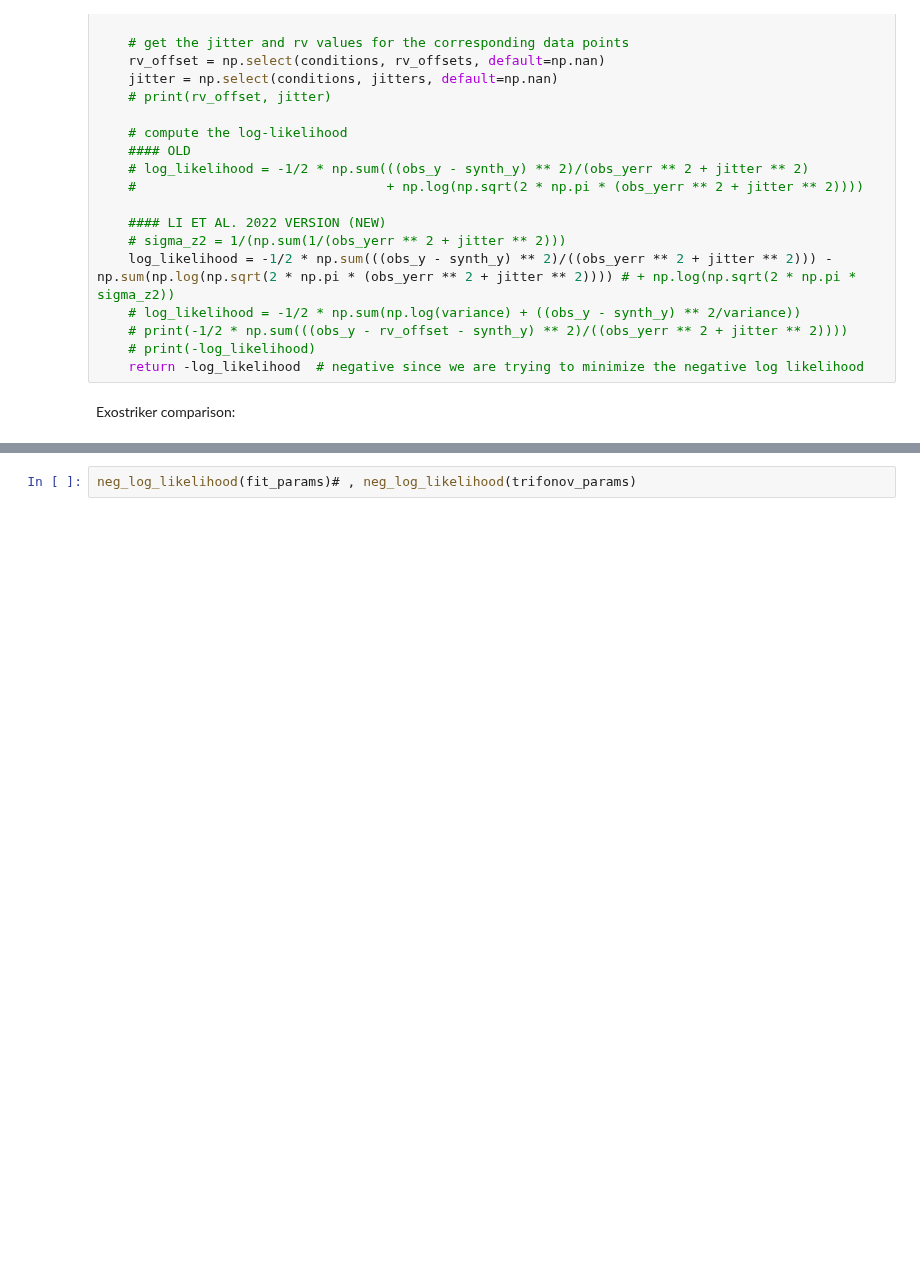
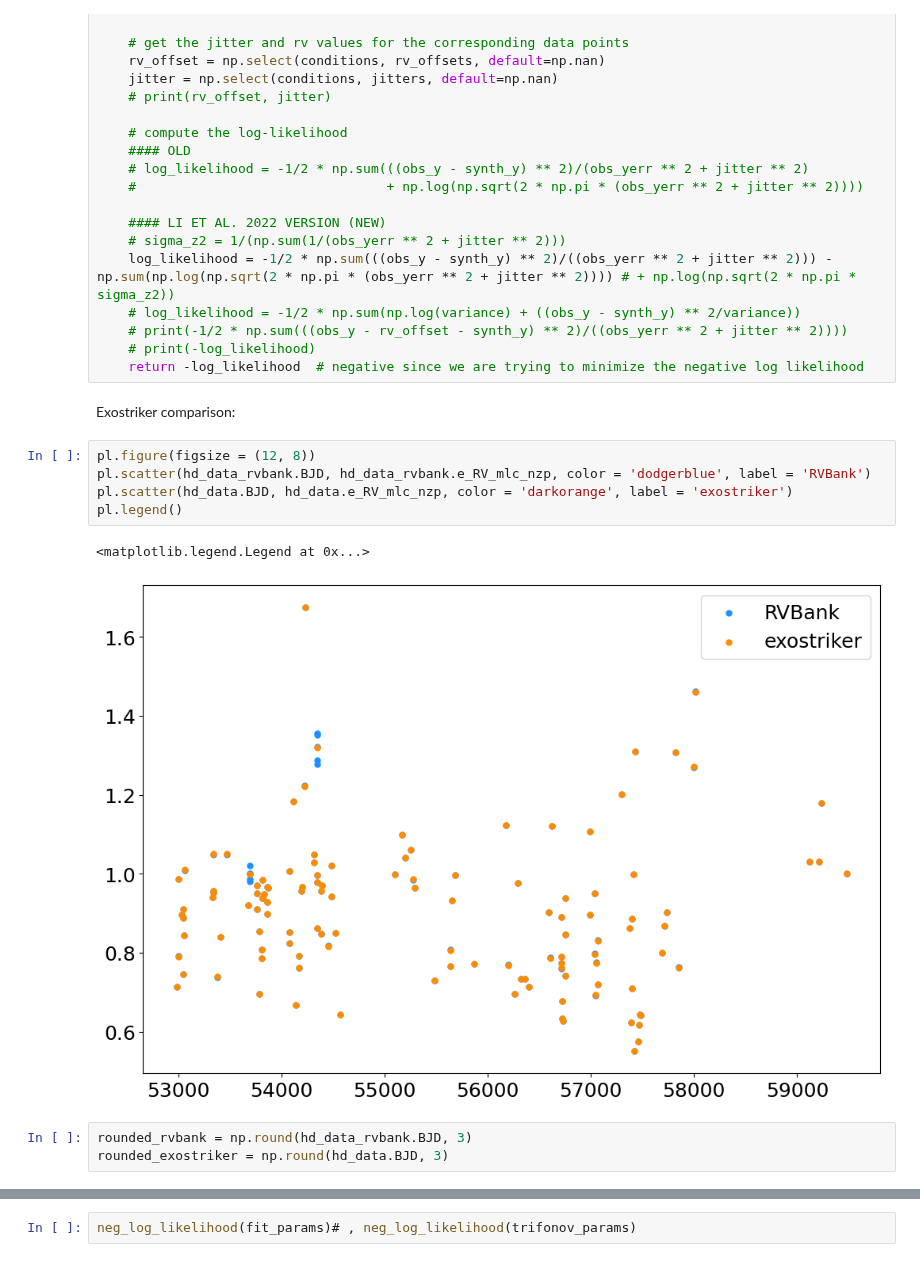
Before and after one commit to ia-chow/SURF2022, a Jupyter notebook: SURF/exostriker_comp.ipynb, the cells around one changed output, grey strips where cells are left out. Saved outputs shown, nothing was run; the diff lists cells and outputs as text; blank space fills up the shorter version.

```diff
--- a/SURF/exostriker_comp.ipynb
+++ b/SURF/exostriker_comp.ipynb
@@ -292,3 +314,14 @@ def neg_log_likelihood(params, time_base = obs_time_base, data = hd_data, num_pl
     return -log_likelihood  # negative since we are trying to minimize the negative log likelihood
 # %% [markdown]
 Exostriker comparison:
+# %%
+pl.figure(figsize = (12, 8))
+pl.scatter(hd_data_rvbank.BJD, hd_data_rvbank.e_RV_mlc_nzp, color = 'dodgerblue', label = 'RVBank')
+pl.scatter(hd_data.BJD, hd_data.e_RV_mlc_nzp, color = 'darkorange', label = 'exostriker')
+pl.legend()
+# %% [output]
+<matplotlib.legend.Legend at 0x...>
+[figure, added]
+# %%
+rounded_rvbank = np.round(hd_data_rvbank.BJD, 3)
+rounded_exostriker = np.round(hd_data.BJD, 3)
```
Also changed, not shown: parts of 4 cells of this notebook.
